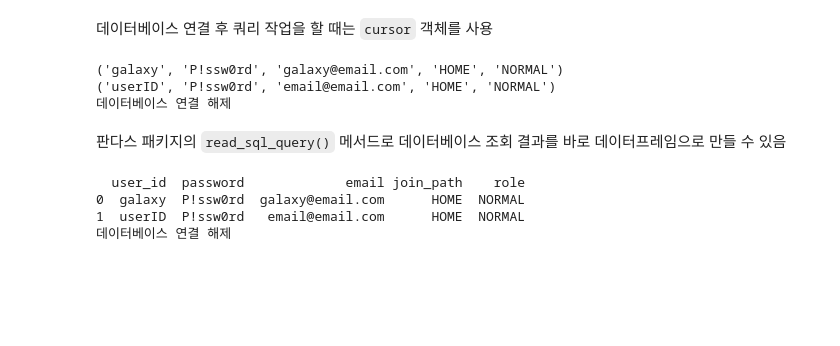
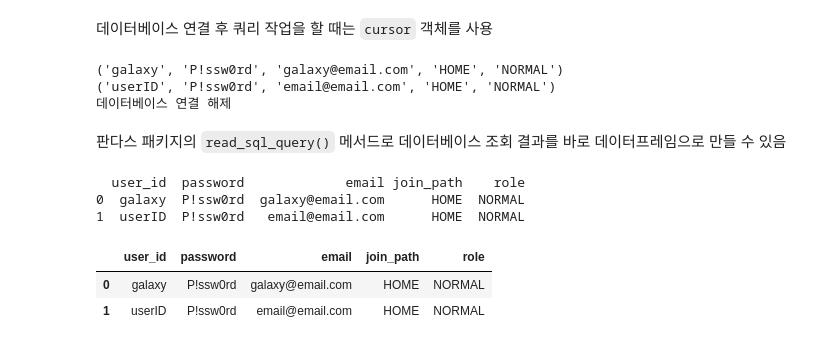
Before and after one commit to Chixol/Python, a Jupyter notebook: pandas_data_analysis/pandas_data_import_export.ipynb, the cells around one changed output. Saved outputs shown, nothing was run; the diff lists cells and outputs as text; code cells hidden in the pictures; blank space fills up the shorter version.

```diff
--- a/pandas_data_analysis/pandas_data_import_export.ipynb
+++ b/pandas_data_analysis/pandas_data_import_export.ipynb
@@ -209,28 +209,33 @@ finally:
 # %% [markdown]
 판다스 패키지의 `read_sql_query()` 메서드로 데이터베이스 조회 결과를 바로 데이터프레임으로 만들 수 있음
 # %%
+df = None
+
 try:
     conn = mysql.connector.connect(
         host='127.0.0.1',
         user='root',
         password='root',
         database='real_estate'
     )
 
     if conn.is_connected():
         cursor = conn.cursor()
         query = 'SELECT * FROM user'
         df = pd.read_sql_query(query, conn)
         print(df)
 
 except Exception as e:
     print('데이터 베이스 접속 실패', e)
 finally:
     if conn.is_connected():
         conn.close()
-        print('데이터베이스 연결 해제')
+
+df
 # %% [output]
   user_id  password             email join_path    role
 0  galaxy  P!ssw0rd  galaxy@email.com      HOME  NORMAL
 1  userID  P!ssw0rd   email@email.com      HOME  NORMAL
-데이터베이스 연결 해제
+|  | user_id | password | email | join_path | role |
+| 0 | galaxy | P!ssw0rd | galaxy@email.com | HOME | NORMAL |
+| 1 | userID | P!ssw0rd | email@email.com | HOME | NORMAL |
```
Also changed, not shown: parts of 1 cell of this notebook, 2 other files.
